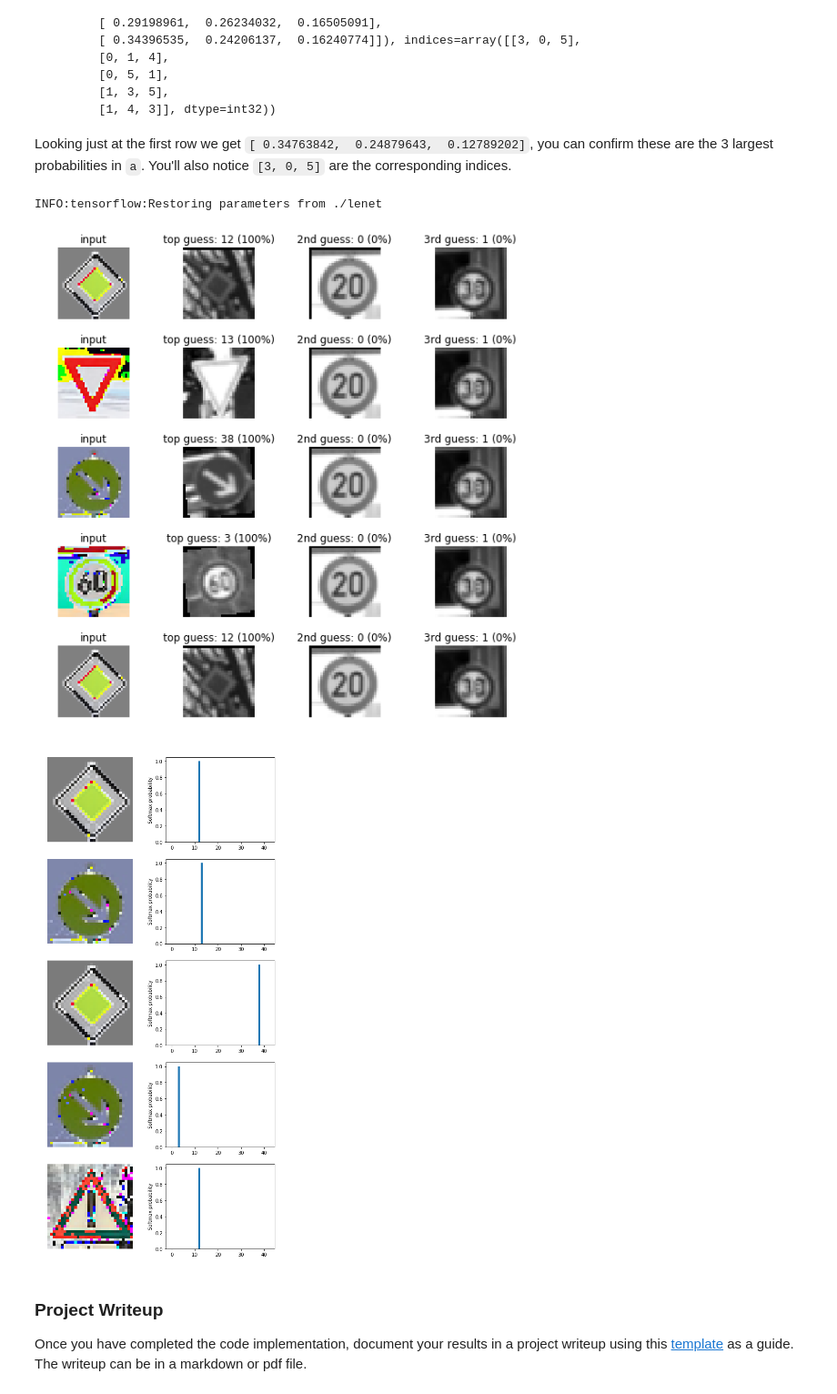
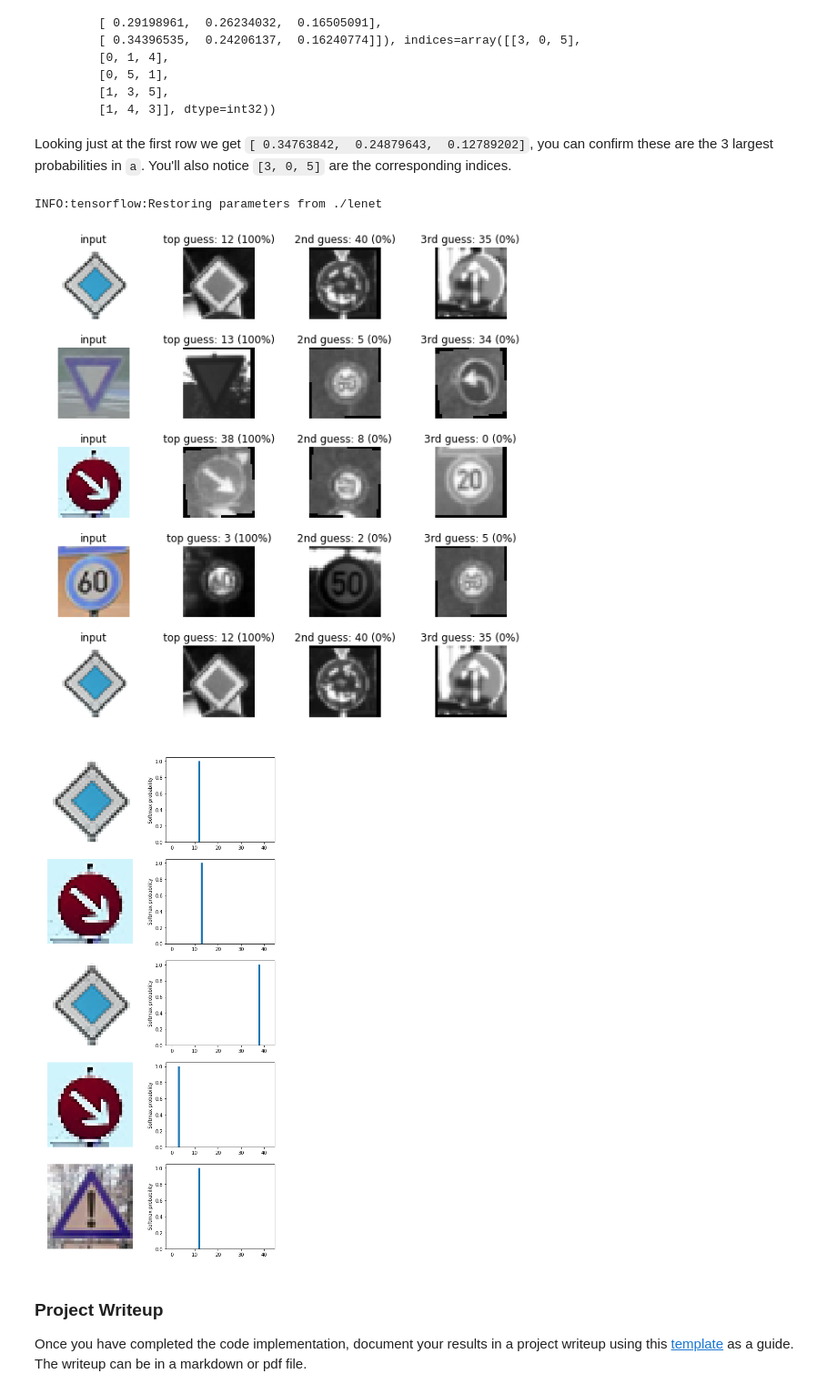
Before and after one commit to Chandrajay/Traffic-Sign-Classifier-Project, a Jupyter notebook: Traffic_Sign_Classifier.ipynb, the cells around one changed output. Shown: that part at 91% size. Saved outputs shown, nothing was run; the diff lists cells and outputs as text; code cells hidden in the pictures.

```diff
--- a/Traffic_Sign_Classifier.ipynb
+++ b/Traffic_Sign_Classifier.ipynb
@@ -357,8 +357,8 @@ import csv
 def process_newimage_file(name):
     image = cv2.imread(name)
     image = cv2.resize(image,(32,32))
-#     image = cv2.cvtColor(image,cv2.COLOR_BGR2RGB)
-#     image = image/255.-.5
+    image = cv2.cvtColor(image,cv2.COLOR_BGR2RGB)
+    image = image/255.-.5
     return image
 
 # test on own images
@@ -392,7 +392,7 @@ with tf.Session() as sess:
     axs = axs.ravel()
     for i in range(0, 20):
         image = own_images[i]
-        new_image = (1) * image + 0.5
+        new_image = image+0.5
         evaluated = output[i]
 
         axs[i].axis('off')
@@ -414,7 +414,7 @@ with tf.Session() as sess:
 
 for (image, evaluated)  in zip(Sample, output):
     plt.figure(figsize=(1,1))
-    image = (1) * image + 0.5
+    image = image + 0.5
     plt.xticks([])
     plt.yticks([])
     plt.xlabel(sign_names[evaluated])
@@ -431,13 +431,13 @@ INFO:tensorflow:Restoring parameters from ./lenet
 # %% [markdown]
 ### Analyze Performance
 # %%
-y_lab = [17, 38, 34, 25, 34, 25, 14, 11, 38, 18, 12, 17, 38, 11,  1,  1, 17, 14, 18, 12, 13, 23]
+y_lab = [1,17, 38, 34, 25, 34, 25, 14, 11, 38, 18, 12, 17, 38, 11,  1,  1, 17, 14, 18, 12, 13]
 
 with tf.Session() as sess:
     saver.restore(sess, tf.train.latest_checkpoint('.'))
-    predictions = sess.run(logits,feed_dict={x:sample_nrml})
+    predictions = sess.run(logits,feed_dict={x:own_images_normalized})
     probs=sess.run(tf.nn.softmax(predictions))
-    top_k_v,top_k_i=sess.run(tf.nn.top_k(probs,k=5))
+    top_k_v,top_k_i=sess.run(tf.nn.top_k(probs,k=1))
     test_accuracy = evaluate(own_images_normalized, y_lab)
     print("Test Accuracy = {:.3f}".format(test_accuracy))
 # %% [output]
@@ -524,21 +524,20 @@ with tf.Session() as sess:
         axs[4*i+3].set_title('3rd guess: {} ({:.0f}%)'.format(guess3, 100*my_top_k[0][i][2]))
 # %% [output]
 INFO:tensorflow:Restoring parameters from ./lenet
-[figure, old version]
+[figure, new version]
 # %%
 fig, axs = plt.subplots(5,2, figsize=(9, 19))
 axs = axs.ravel()
 
 for i in range(len(my_softmax_logits)*2):
     if i%2 == 0:
         axs[i].axis('off')
-        own_images = own_images + 0.5
-        axs[i].imshow(cv2.cvtColor(own_images[i], cv2.COLOR_BGR2RGB))
+        axs[i].imshow(cv2.cvtColor((own_images[i]+ 0.5), cv2.COLOR_BGR2RGB))
     else:
         axs[i].bar((n_classes), my_softmax_logits[(i-1)//2])
         axs[i].set_ylabel('Softmax probability')
 # %% [output]
-[figure, old version]
+[figure, new version]
 # %% [markdown]
 ### Project Writeup
 
```
Also changed, not shown: parts of 5 cells of this notebook, 1 other file.
